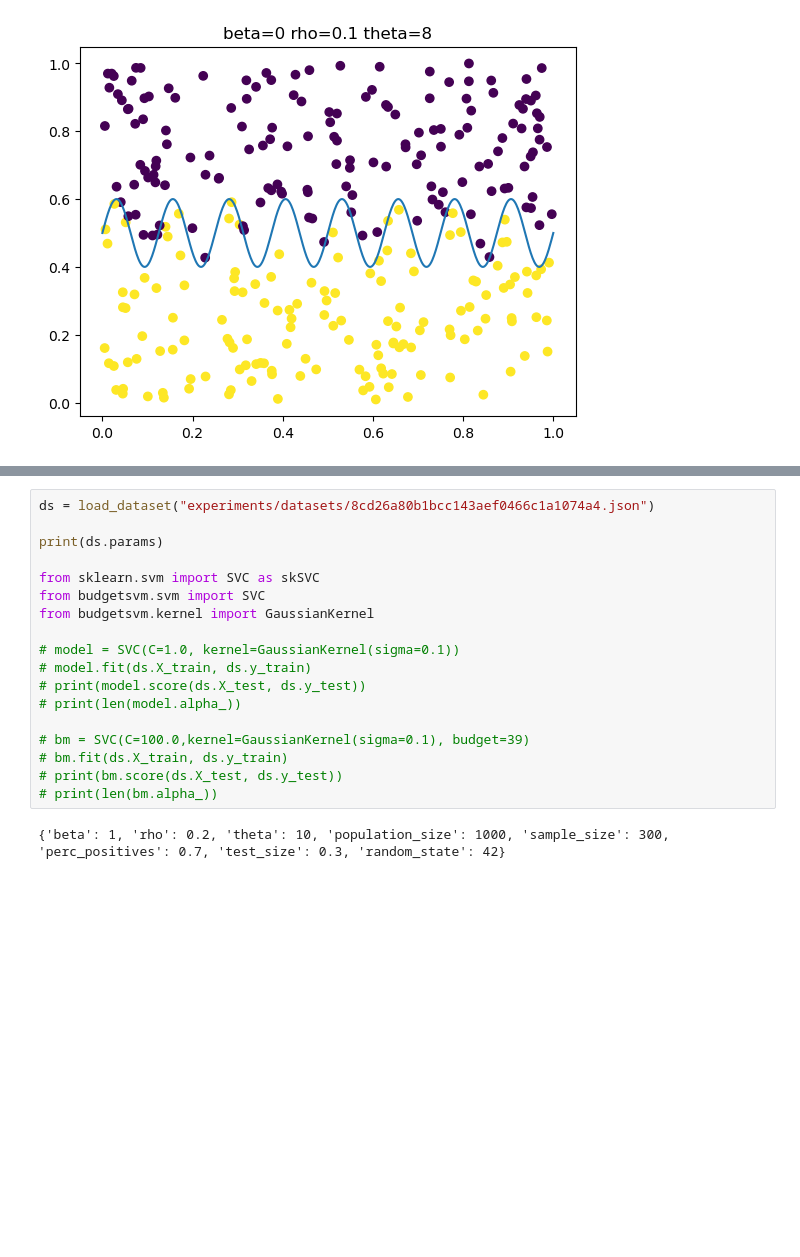
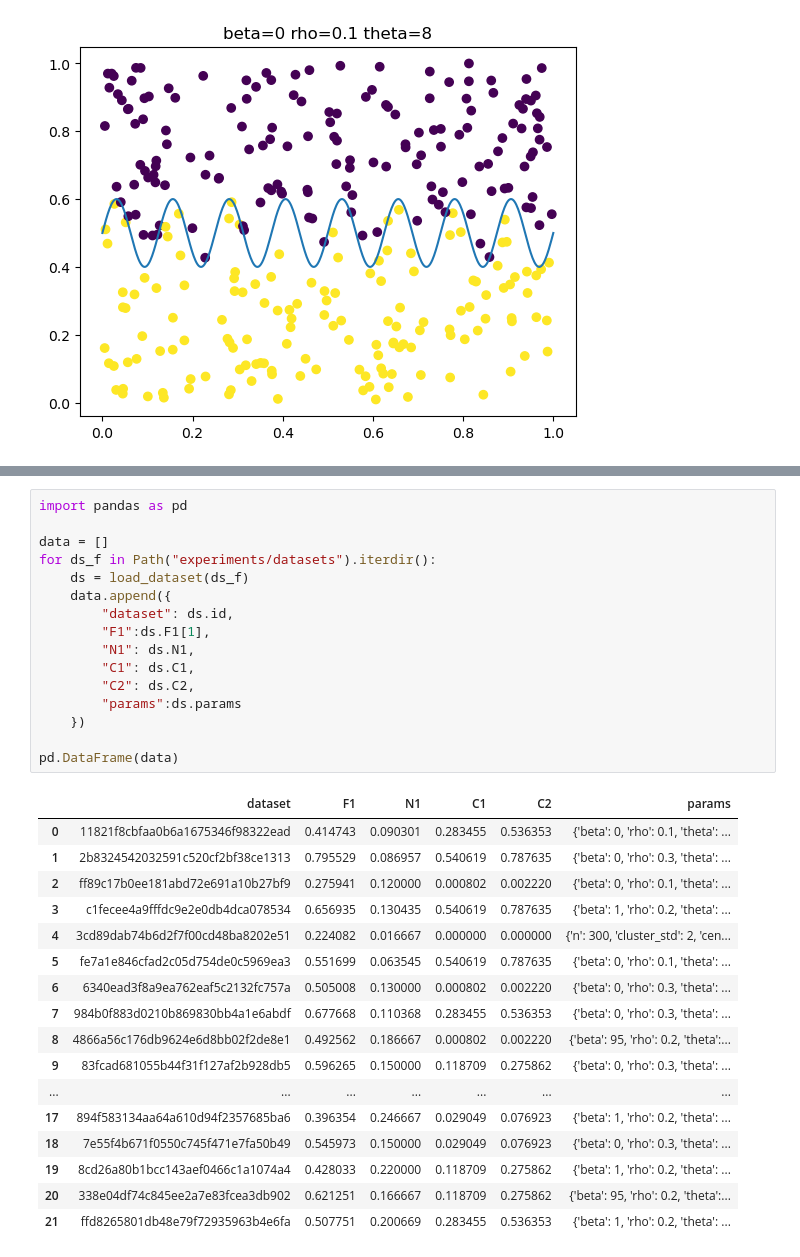
Before and after one commit to antoniobelotti/budget-svm, a Jupyter notebook: plot_datasets.ipynb, the cells around one changed output, grey strips where cells are left out. Drawn from its saved outputs; the diff is of its cells as text; blank space fills up the shorter version.

```diff
--- a/plot_datasets.ipynb
+++ b/plot_datasets.ipynb
@@ -71,20 +52,34 @@ Building jupyterlab assets (production, minimized)
-# %%
-ds = load_dataset("experiments/datasets/8cd26a80b1bcc143aef0466c1a1074a4.json")
-
-print(ds.params)
-
-from sklearn.svm import SVC as skSVC
-from budgetsvm.svm import SVC
-from budgetsvm.kernel import GaussianKernel
-
-# model = SVC(C=1.0, kernel=GaussianKernel(sigma=0.1))
-# model.fit(ds.X_train, ds.y_train)
-# print(model.score(ds.X_test, ds.y_test))
-# print(len(model.alpha_))
-
-# bm = SVC(C=100.0,kernel=GaussianKernel(sigma=0.1), budget=39)
-# bm.fit(ds.X_train, ds.y_train)
-# print(bm.score(ds.X_test, ds.y_test))
-# print(len(bm.alpha_))
-# %% [output]
-{'beta': 1, 'rho': 0.2, 'theta': 10, 'population_size': 1000, 'sample_size': 300, 'perc_positives': 0.7, 'test_size': 0.3, 'random_state': 42}
+# %%
+import pandas as pd
+
+data = []
+for ds_f in Path("experiments/datasets").iterdir():
+    ds = load_dataset(ds_f)
+    data.append({
+        "dataset": ds.id,
+        "F1":ds.F1[1],
+        "N1": ds.N1,
+        "C1": ds.C1,
+        "C2": ds.C2,
+        "params":ds.params
+    })
+
+pd.DataFrame(data)
+# %% [output]
+|  | dataset | F1 | N1 | C1 | C2 | params |
+| 0 | 11821f8cbfaa0b6a1675346f98322ead | 0.414743 | 0.090301 | 0.283455 | 0.536353 | {'beta': 0, 'rho': 0.1, 'theta': ... |
+| 1 | 2b8324542032591c520cf2bf38ce1313 | 0.795529 | 0.086957 | 0.540619 | 0.787635 | {'beta': 0, 'rho': 0.3, 'theta': ... |
+| 2 | ff89c17b0ee181abd72e691a10b27bf9 | 0.275941 | 0.120000 | 0.000802 | 0.002220 | {'beta': 0, 'rho': 0.1, 'theta': ... |
+| 3 | c1fecee4a9fffdc9e2e0db4dca078534 | 0.656935 | 0.130435 | 0.540619 | 0.787635 | {'beta': 1, 'rho': 0.2, 'theta': ... |
+| 4 | 3cd89dab74b6d2f7f00cd48ba8202e51 | 0.224082 | 0.016667 | 0.000000 | 0.000000 | {'n': 300, 'cluster_std': 2, 'cen... |
+| 5 | fe7a1e846cfad2c05d754de0c5969ea3 | 0.551699 | 0.063545 | 0.540619 | 0.787635 | {'beta': 0, 'rho': 0.1, 'theta': ... |
+| 6 | 6340ead3f8a9ea762eaf5c2132fc757a | 0.505008 | 0.130000 | 0.000802 | 0.002220 | {'beta': 0, 'rho': 0.3, 'theta': ... |
+| 7 | 984b0f883d0210b869830bb4a1e6abdf | 0.677668 | 0.110368 | 0.283455 | 0.536353 | {'beta': 0, 'rho': 0.3, 'theta': ... |
+| 8 | 4866a56c176db9624e6d8bb02f2de8e1 | 0.492562 | 0.186667 | 0.000802 | 0.002220 | {'beta': 95, 'rho': 0.2, 'theta':... |
+| 9 | 83fcad681055b44f31f127af2b928db5 | 0.596265 | 0.150000 | 0.118709 | 0.275862 | {'beta': 0, 'rho': 0.3, 'theta': ... |
+| ... | ... | ... | ... | ... | ... | ... |
+| 17 | 894f583134aa64a610d94f2357685ba6 | 0.396354 | 0.246667 | 0.029049 | 0.076923 | {'beta': 1, 'rho': 0.2, 'theta': ... |
+| 18 | 7e55f4b671f0550c745f471e7fa50b49 | 0.545973 | 0.150000 | 0.029049 | 0.076923 | {'beta': 0, 'rho': 0.3, 'theta': ... |
+| 19 | 8cd26a80b1bcc143aef0466c1a1074a4 | 0.428033 | 0.220000 | 0.118709 | 0.275862 | {'beta': 1, 'rho': 0.2, 'theta': ... |
+| 20 | 338e04df74c845ee2a7e83fcea3db902 | 0.621251 | 0.166667 | 0.118709 | 0.275862 | {'beta': 95, 'rho': 0.2, 'theta':... |
+| 21 | ffd8265801db48e79f72935963b4e6fa | 0.507751 | 0.200669 | 0.283455 | 0.536353 | {'beta': 1, 'rho': 0.2, 'theta': ... |
```
Also changed, not shown: parts of 8 cells of this notebook, 1 other file.
